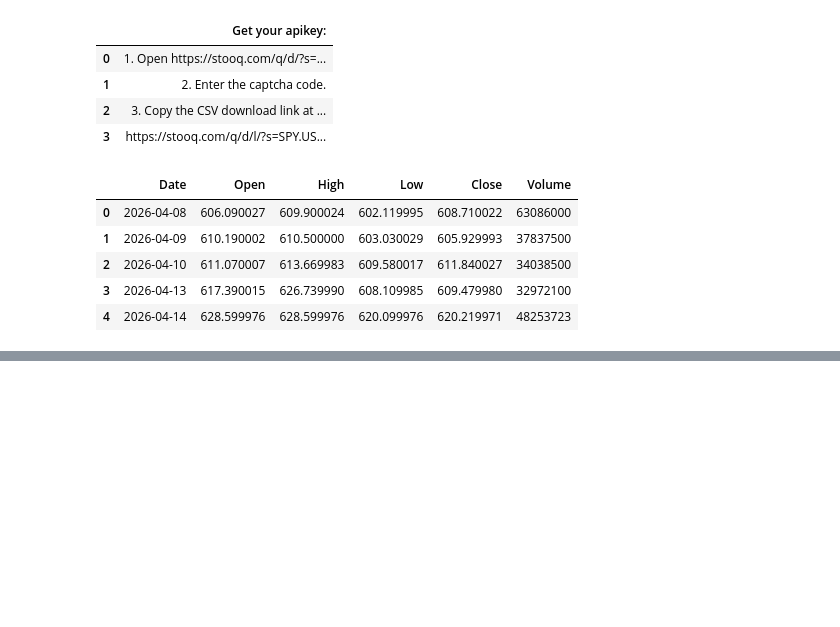
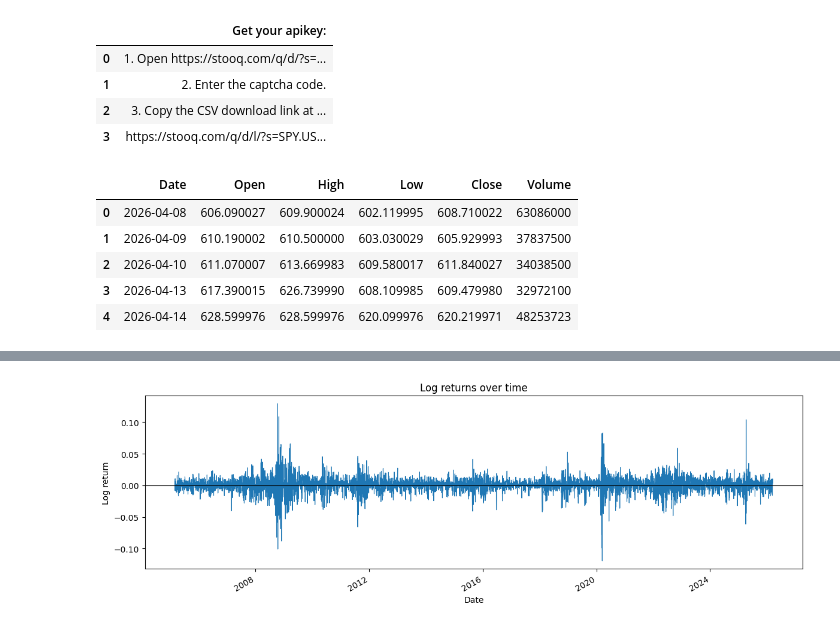
Before and after one commit to sushmita212/Portfolio_Risk_Monitor, a Jupyter notebook: Notebooks/exploration.ipynb, the cells around one changed output, grey strips where cells are left out. Drawn from its saved outputs; the diff is of its cells as text; code cells hidden in the pictures; blank space fills up the shorter version.

Commit message:
time horizon logic

```diff
--- a/Notebooks/exploration.ipynb
+++ b/Notebooks/exploration.ipynb
@@ -225,0 +230,21 @@ df_yf
+# %%
+tickers =  [
+    "SPY.US", "QQQ.US"
+    ]
+# %%
+weights = [0.7, 0.3]
+# %%
+price_data = {}
+
+# Load price data for each ticker
+for ticker in tickers:
+    file_path = f"../data/raw/{ticker}.csv"
+
+    df = pd.read_csv(file_path, index_col="Date", parse_dates=True)
+    price_data[ticker] = df
+
+# Build returns dataframe
+df_returns = build_returns_dataframe(price_data)
+
+# Compute portfolio returns
+portfolio_returns = compute_portfolio_returns(df_returns, weights)
@@ -225,0 +277,11 @@ df_yf
+# %%
+# Time series plot of log returns
+ax = portfolio_returns.plot(figsize=(12, 4), linewidth=0.8)
+ax.set_title("Log returns over time")
+ax.set_xlabel("Date")
+ax.set_ylabel("Log return")
+ax.axhline(0, color="black", linewidth=0.8)
+plt.tight_layout()
+plt.show()
+# %% [output]
+[figure, added]
```
Also changed, not shown: parts of 7 cells of this notebook, 5 other files.
